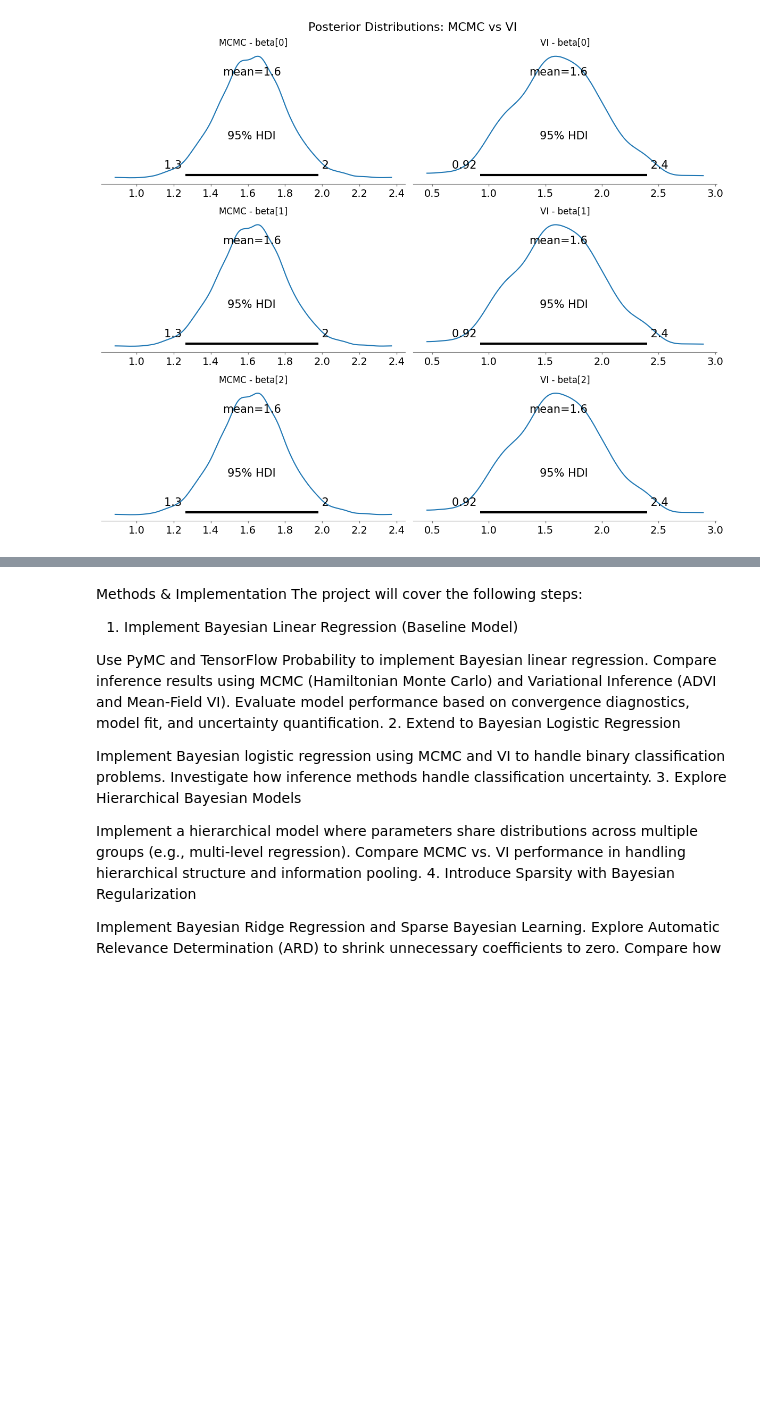
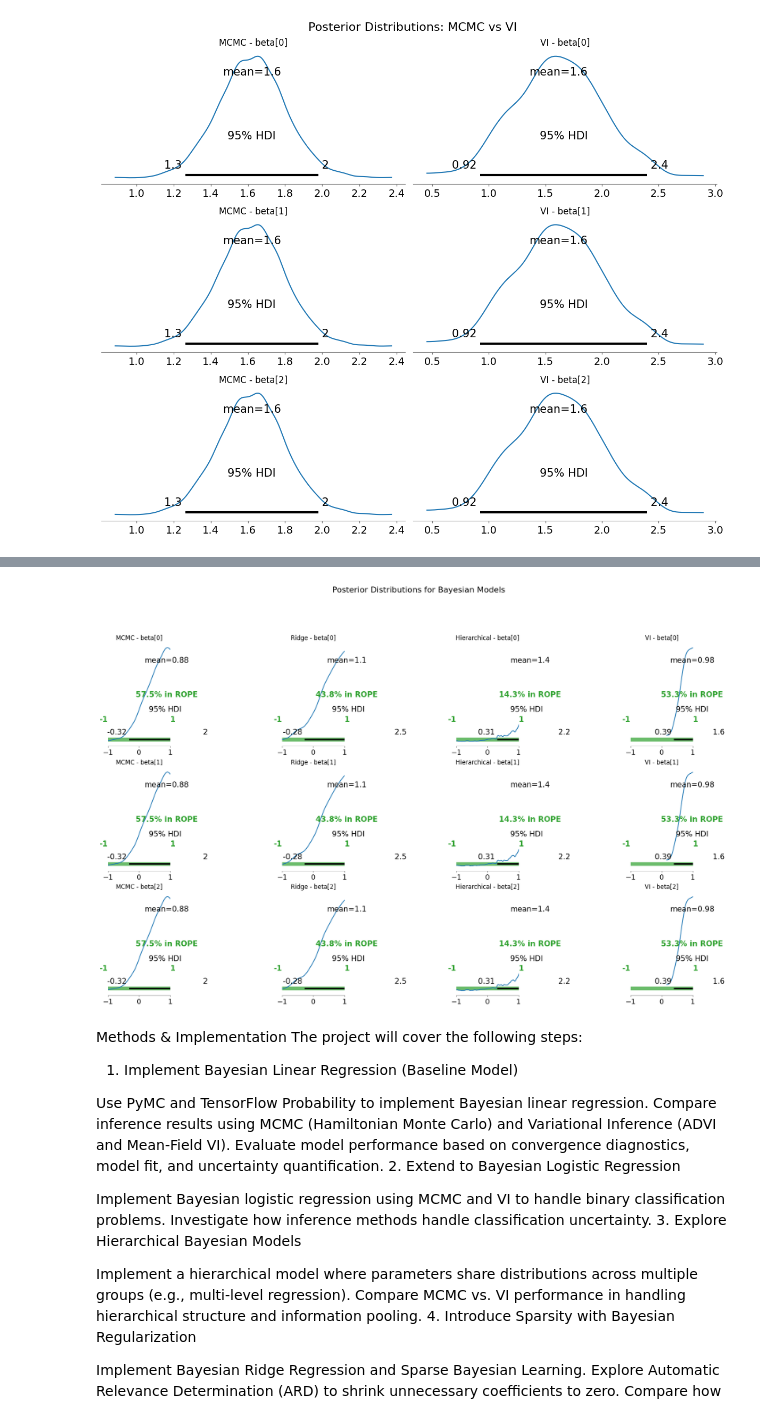
Before and after one commit to javmencia/COBWEBfiles, a Jupyter notebook: STA410FP.ipynb, the cells around one changed output, grey strips where cells are left out. Drawn from its saved outputs; the diff is of its cells as text; code cells hidden in the pictures; blank space fills up the shorter version.

```diff
--- a/STA410FP.ipynb
+++ b/STA410FP.ipynb
@@ -279,3 +338,94 @@ plt.show()
 [interactive output not drawn]
 [interactive output not drawn]
 [figure]
+# %%
+import numpy as np
+import pymc as pm
+import arviz as az
+import matplotlib.pyplot as plt
+from scipy import stats
+
+# Set seed for reproducibility
+np.random.seed(410)
+n = 50
+
+# Create design matrix X with structured alternation
+X = np.ones((n, 3))
+for i in range(0, X.shape[1], 2):
+    X[i::2, i] = 0
+    X[i+1::2, i] = 1
+
+# Define true beta coefficients using logspace
+true_beta = np.logspace(0, 1, 3, base=2)
+sigma_true = 1
+print("True beta coefficients:", true_beta)
+
+# Generate response variable y with added noise
+y = np.dot(X, true_beta) + stats.norm(0, sigma_true).rvs(n)
+
+# Function for Bayesian Linear Regression using MCMC
+def bayesian_regression_mcmc(X, y):
+    with pm.Model() as model:
+        beta = pm.MvNormal("beta", mu=true_beta, chol=np.eye(3), shape=3)
+        sigma = pm.HalfCauchy("sigma", beta=2)
+        mu = pm.math.dot(X, beta)
+        y_obs = pm.Normal("y_obs", mu=mu, sigma=sigma, observed=y)
+        trace = pm.sample(2000, return_inferencedata=True, target_accept=0.95,
+                          idata_kwargs={"log_likelihood": True})
+    return model, trace
+
+# Function for Bayesian Ridge Regression
+def bayesian_ridge_regression(X, y):
+    with pm.Model() as model:
+        lambda_ = pm.Gamma("lambda", alpha=1.0, beta=1.0)
+        beta = pm.Normal("beta", mu=0, sigma=1 / pm.math.sqrt(lambda_), shape=3)
+        sigma = pm.HalfCauchy("sigma", beta=2)
+        mu = pm.math.dot(X, beta)
+        y_obs = pm.Normal("y_obs", mu=mu, sigma=sigma, observed=y)
+        trace = pm.sample(2000, return_inferencedata=True, target_accept=0.95)
+    return model, trace
+
+# Function for Hierarchical Bayesian Regression
+def hierarchical_bayesian_regression(X, y):
+    with pm.Model() as model:
+        group_mu = pm.Normal("group_mu", mu=0, sigma=2)
+        group_sigma = pm.HalfCauchy("group_sigma", beta=2)
+        beta = pm.Normal("beta", mu=group_mu, sigma=group_sigma, shape=3)
+        sigma = pm.HalfCauchy("sigma", beta=2)
+        mu = pm.math.dot(X, beta)
+        y_obs = pm.Normal("y_obs", mu=mu, sigma=sigma, observed=y)
+        trace = pm.sample(2000, return_inferencedata=True, target_accept=0.95)
+    return model, trace
+
+# Function for Bayesian Linear Regression using Variational Inference
+def bayesian_regression_vi(X, y):
+    with pm.Model() as model:
+        beta = pm.MvNormal("beta", mu=true_beta, chol=np.eye(3), shape=3)
+        sigma = pm.HalfCauchy("sigma", beta=2)
+        mu = pm.math.dot(X, beta)
+        y_obs = pm.Normal("y_obs", mu=mu, sigma=sigma, observed=y)
+        approx = pm.fit(n=10000, method="advi")
+    return model, approx.sample(1000)
+
+# Run models
+model_mcmc, trace_mcmc = bayesian_regression_mcmc(X, y)
+model_ridge, trace_ridge = bayesian_ridge_regression(X, y)
+model_hierarchical, trace_hierarchical = hierarchical_bayesian_regression(X, y)
+model_vi, trace_vi = bayesian_regression_vi(X, y)
+
+# Create posterior plots
+fig, axes = plt.subplots(3, 4, figsize=(18, 12))
+models = [trace_mcmc, trace_ridge, trace_hierarchical, trace_vi]
+model_titles = ["MCMC", "Ridge", "Hierarchical", "VI"]
+
+for col, (trace, title) in enumerate(zip(models, model_titles)):
+    for i in range(3):
+        az.plot_posterior(trace, var_names=["beta"], hdi_prob=0.95, ax=axes[i, col], rope=(-1, 1))
+        axes[i, col].set_title(f"{title} - beta[{i}]")
+        axes[i, col].set_xlim(-1, 1)
+
+plt.suptitle("Posterior Distributions for Bayesian Models", fontsize=16)
+plt.tight_layout()
+plt.subplots_adjust(top=0.85)
+plt.show()
+# %% [output]
@@ -282,3 +443,4 @@ plt.show()
+[figure, added]
 # %% [markdown]
 Methods & Implementation
 The project will cover the following steps:
```
Also changed, not shown: parts of 5 cells of this notebook.
